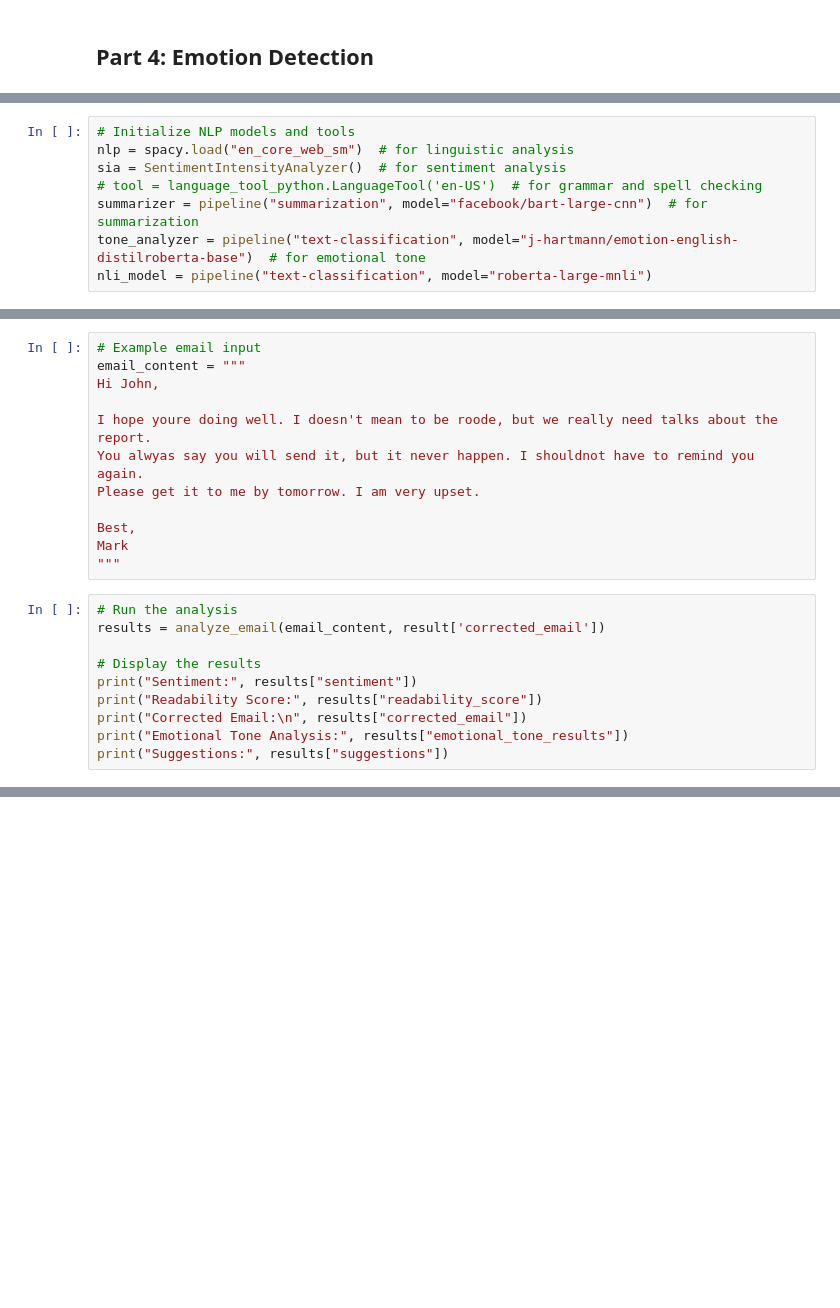
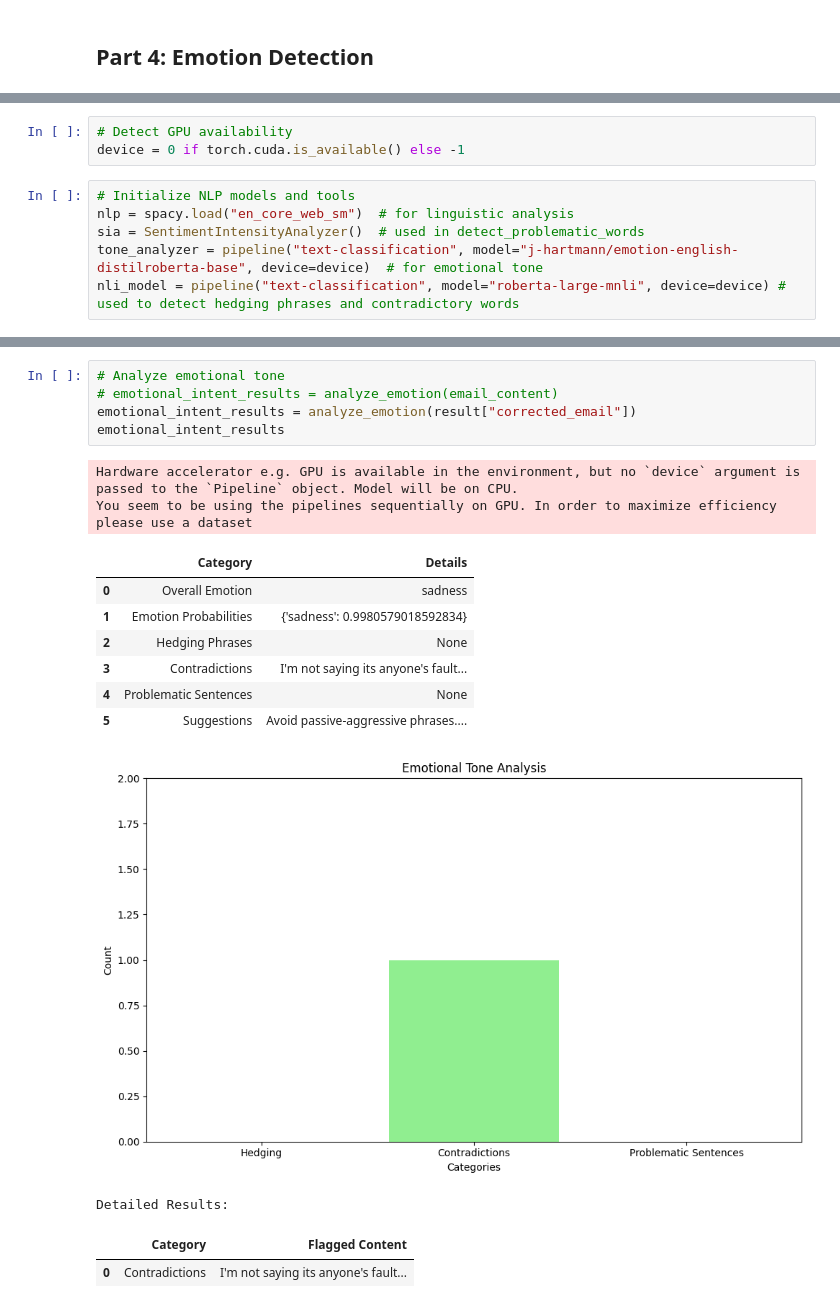
Before and after one commit to AI-Final-Project-Email/AI_Email_Tone, a Jupyter notebook: clarify_my_email.ipynb, the cells around one changed output, grey strips where cells are left out. Drawn from its saved outputs; the diff is of its cells as text; blank space fills up the shorter version.

```diff
--- a/clarify_my_email.ipynb
+++ b/clarify_my_email.ipynb
@@ -463,9 +626,10 @@ corrected_email_sentiment
+# %%
+# Detect GPU availability
+device = 0 if torch.cuda.is_available() else -1
 # %%
 # Initialize NLP models and tools
 nlp = spacy.load("en_core_web_sm")  # for linguistic analysis
-sia = SentimentIntensityAnalyzer()  # for sentiment analysis
-# tool = language_tool_python.LanguageTool('en-US')  # for grammar and spell checking
-summarizer = pipeline("summarization", model="facebook/bart-large-cnn")  # for summarization
-tone_analyzer = pipeline("text-classification", model="j-hartmann/emotion-english-distilroberta-base")  # for emotional tone
-nli_model = pipeline("text-classification", model="roberta-large-mnli")
+sia = SentimentIntensityAnalyzer()  # used in detect_problematic_words
+tone_analyzer = pipeline("text-classification", model="j-hartmann/emotion-english-distilroberta-base", device=device)  # for emotional tone
+nli_model = pipeline("text-classification", model="roberta-large-mnli", device=device) # used to detect hedging phrases and contradictory words
 # %% [output]
@@ -693,22 +830,0 @@ def analyze_email(email_content, corrected_text=None):
-# %%
-# Example email input
-email_content = """
-Hi John,
-
-I hope youre doing well. I doesn't mean to be roode, but we really need talks about the report.
-You alwyas say you will send it, but it never happen. I shouldnot have to remind you again.
-Please get it to me by tomorrow. I am very upset.
-
-Best,
-Mark
-"""
-# %%
-# Run the analysis
-results = analyze_email(email_content, result['corrected_email'])
-
-# Display the results
-print("Sentiment:", results["sentiment"])
-print("Readability Score:", results["readability_score"])
-print("Corrected Email:\n", results["corrected_email"])
-print("Emotional Tone Analysis:", results["emotional_tone_results"])
-print("Suggestions:", results["suggestions"])
@@ -757,0 +925,19 @@ Suggestions: ['Avoid passive-aggressive phrases. Try to be more direct.', 'There
+# %%
+# Analyze emotional tone
+# emotional_intent_results = analyze_emotion(email_content)
+emotional_intent_results = analyze_emotion(result["corrected_email"])
+emotional_intent_results
+# %% [output]
+Hardware accelerator e.g. GPU is available in the environment, but no `device` argument is passed to the `Pipeline` object. Model will be on CPU.
+You seem to be using the pipelines sequentially on GPU. In order to maximize efficiency please use a dataset
+|  | Category | Details |
+| 0 | Overall Emotion | sadness |
+| 1 | Emotion Probabilities | {'sadness': 0.9980579018592834} |
+| 2 | Hedging Phrases | None |
+| 3 | Contradictions | I'm not saying its anyone's fault... |
+| 4 | Problematic Sentences | None |
+| 5 | Suggestions | Avoid passive-aggressive phrases.... |
+[figure, added]
+Detailed Results:
+|  | Category | Flagged Content |
+| 0 | Contradictions | I'm not saying its anyone's fault... |
```
Also changed, not shown: parts of 18 cells of this notebook.
